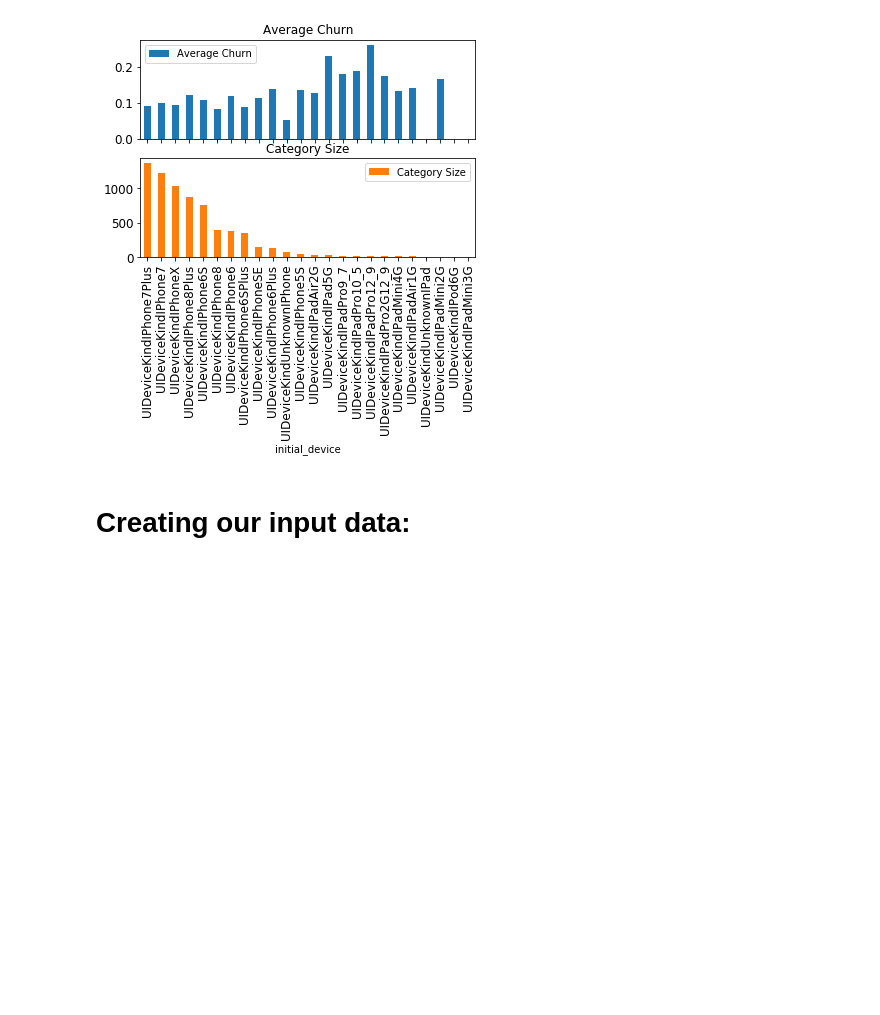
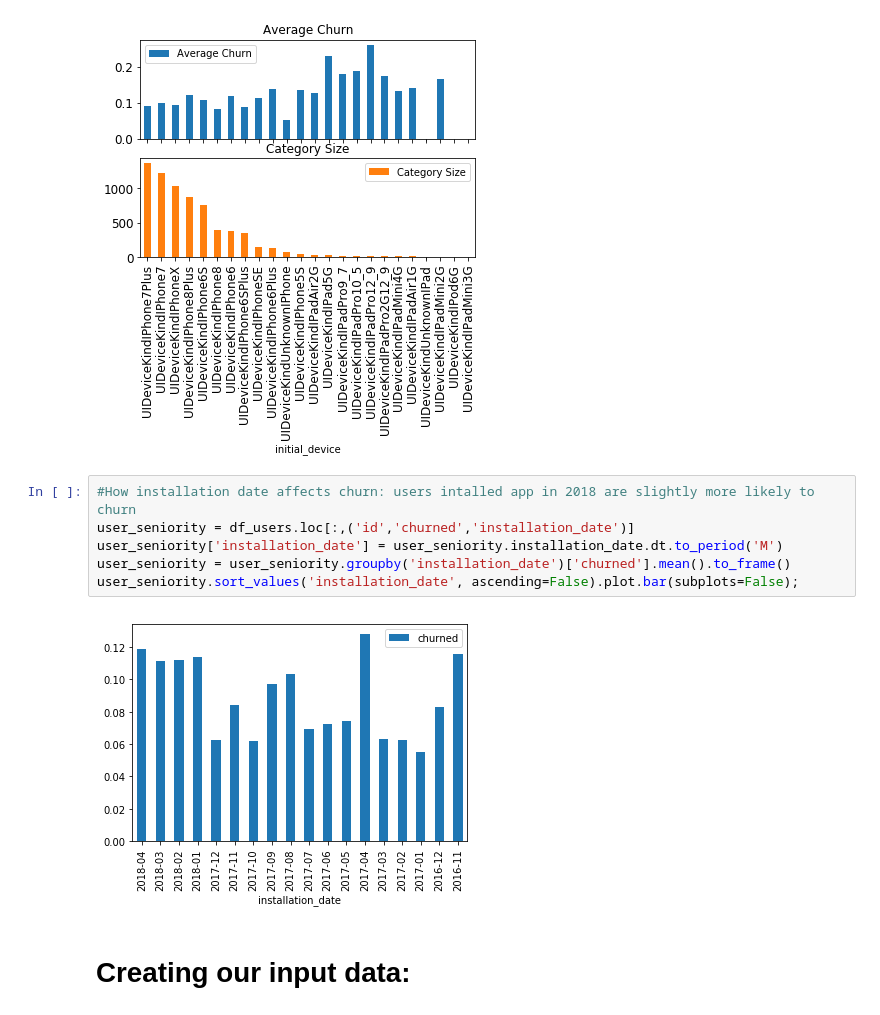
Before and after one commit to obruker/datahack, a Jupyter notebook: datahack_2018.ipynb, the cells around one changed output. Drawn from its saved outputs; the diff is of its cells as text; blank space fills up the shorter version.

```diff
--- a/datahack_2018.ipynb
+++ b/datahack_2018.ipynb
@@ -160,6 +160,14 @@ avg_churn = avg_churn.join(group_size, on='initial_device', how='left')
 avg_churn.sort_values('Category Size', ascending=False).plot.bar(subplots=True, fontsize=12);
 # %% [output]
 [figure]
+# %%
+#How installation date affects churn: users intalled app in 2018 are slightly more likely to churn
+user_seniority = df_users.loc[:,('id','churned','installation_date')]
+user_seniority['installation_date'] = user_seniority.installation_date.dt.to_period('M')
+user_seniority = user_seniority.groupby('installation_date')['churned'].mean().to_frame()
+user_seniority.sort_values('installation_date', ascending=False).plot.bar(subplots=False);
+# %% [output]
+[figure, added]
 # %% [markdown]
 # Creating our input data:
 # %%
```
Also changed, not shown: parts of 3 cells of this notebook, 1 other file.
